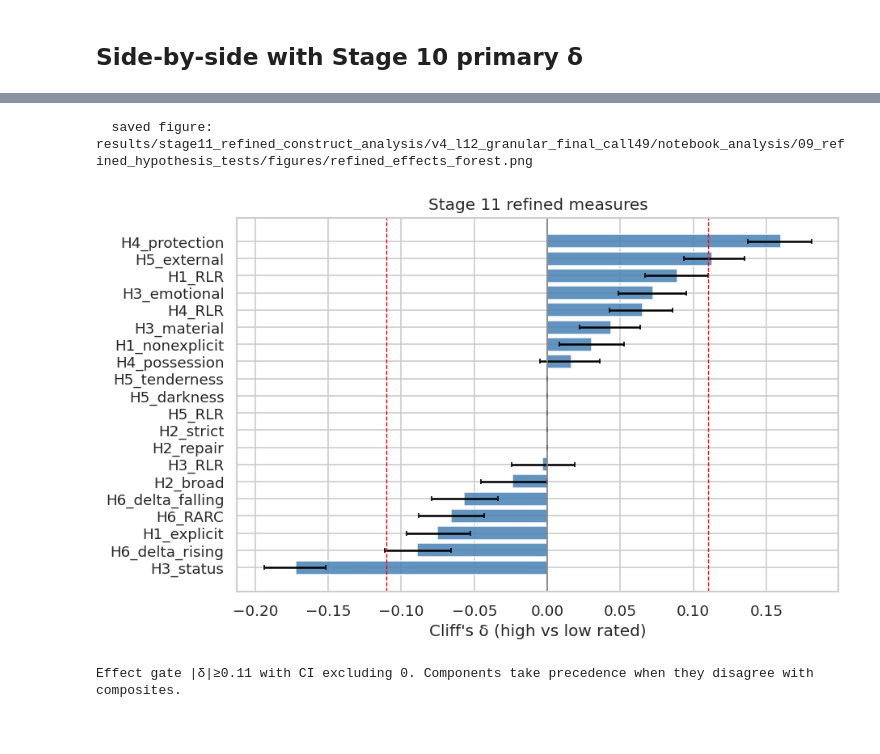
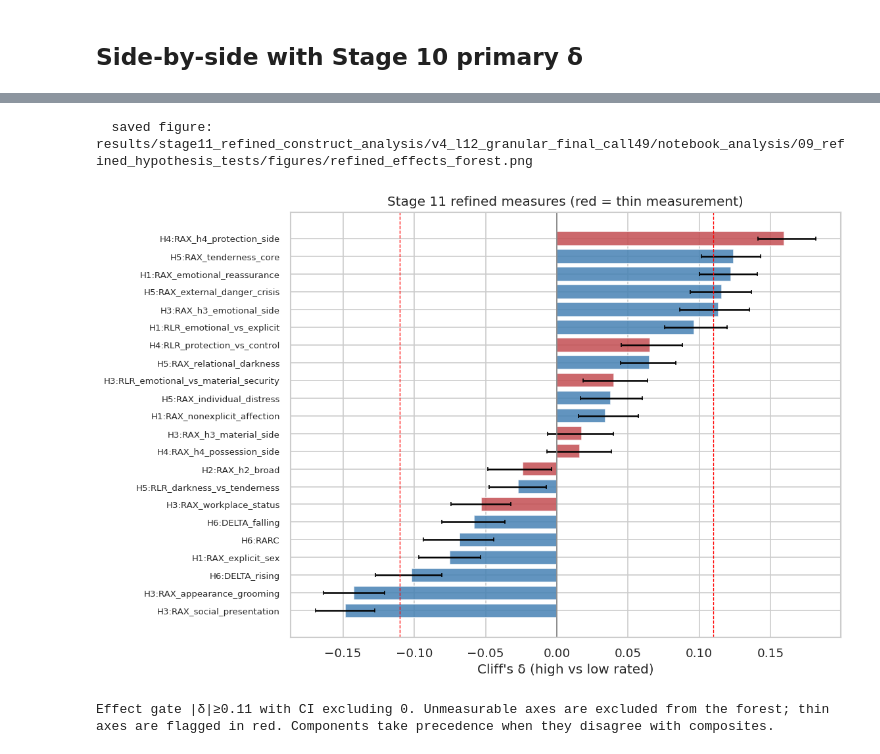
Before and after one commit to BakhturinaPolina/romantic-novels-large-corpus, a Jupyter notebook: notebooks/08_refined_construct_analysis/09_refined_hypothesis_tests.ipynb, the cells around one changed output, grey strips where cells are left out. Drawn from its saved outputs; the diff is of its cells as text; code cells hidden in the pictures.

```diff
--- a/notebooks/08_refined_construct_analysis/09_refined_hypothesis_tests.ipynb
+++ b/notebooks/08_refined_construct_analysis/09_refined_hypothesis_tests.ipynb
@@ -26,6 +29,7 @@ ctx = nh.setup("09_refined_hypothesis_tests")
 cfg = ctx.cfg
 GATE = nh.effect_gate(cfg)
 delta_freeze = cfg.section("stage10_delta_freeze")
+coverage = nh.load_construct_coverage(cfg)
 # %% [output]
 Project root : /home/polina/Documents/Cursor_Projects/romantic_novels_large_corpus
 Config       : configs/stage11/refined_constructs.yaml
@@ -122,35 +188,43 @@ ctx.save_table(side_df, "stage10_vs_stage11_side_by_side")
   saved table: results/stage11_refined_construct_analysis/v4_l12_granular_final_call49/notebook_analysis/09_refined_hypothesis_tests/tables/stage10_vs_stage11_side_by_side.csv  (6 rows)
 # %%
-fig, ax = plt.subplots(figsize=(8, 5))
-plot_df = effects.dropna(subset=["cliffs_delta"]).sort_values("cliffs_delta")
+plot_df = effects.dropna(subset=["cliffs_delta"]).copy()
+plot_df = plot_df[plot_df["measurement_gate"] != "unmeasurable"]
+plot_df = plot_df.sort_values("cliffs_delta")
+fig, ax = plt.subplots(figsize=(9, 7))
 y = np.arange(len(plot_df))
-ax.barh(y, plot_df["cliffs_delta"], color="steelblue", alpha=0.85)
+colors = [
+    "#c44e52" if g == "thin" else "steelblue" for g in plot_df["measurement_gate"]
+]
+ax.barh(y, plot_df["cliffs_delta"], color=colors, alpha=0.85)
 ax.errorbar(
     plot_df["cliffs_delta"],
     y,
     xerr=[
         plot_df["cliffs_delta"] - plot_df["ci_low"],
         plot_df["ci_high"] - plot_df["cliffs_delta"],
     ],
     fmt="none",
     ecolor="black",
     capsize=2,
 )
 ax.axvline(0, color="gray", lw=1)
 ax.axvline(GATE, color="red", ls="--", lw=0.8)
 ax.axvline(-GATE, color="red", ls="--", lw=0.8)
 ax.set_yticks(y)
-ax.set_yticklabels(plot_df["label"])
+ax.set_yticklabels(
+    [f"{r.hypothesis}:{r.feature}" for r in plot_df.itertuples()], fontsize=8
+)
 ax.set_xlabel("Cliff's δ (high vs low rated)")
-ax.set_title("Stage 11 refined measures")
+ax.set_title("Stage 11 refined measures (red = thin measurement)")
 ctx.save_figure(fig, "refined_effects_forest")
 plt.show()
 
 print(
     f"Effect gate |δ|≥{GATE} with CI excluding 0. "
+    "Unmeasurable axes are excluded from the forest; thin axes are flagged in red. "
     "Components take precedence when they disagree with composites."
 )
 # %% [output]
   saved figure: results/stage11_refined_construct_analysis/v4_l12_granular_final_call49/notebook_analysis/09_refined_hypothesis_tests/figures/refined_effects_forest.png
-[figure, old version]
+[figure, new version]
-Effect gate |δ|≥0.11 with CI excluding 0. Components take precedence when they disagree with composites.
+Effect gate |δ|≥0.11 with CI excluding 0. Unmeasurable axes are excluded from the forest; thin axes are flagged in red. Components take precedence when they disagree with composites.
```
Also changed, not shown: parts of 3 cells of this notebook, 55 other files.
